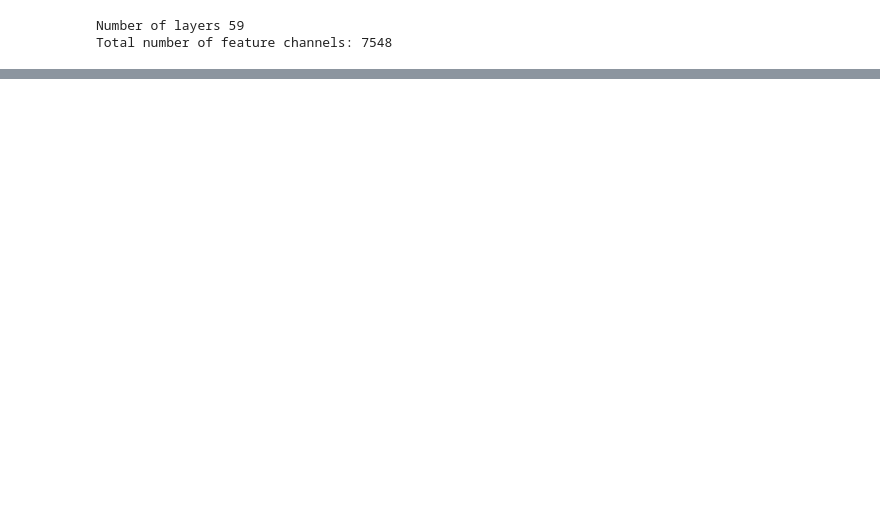
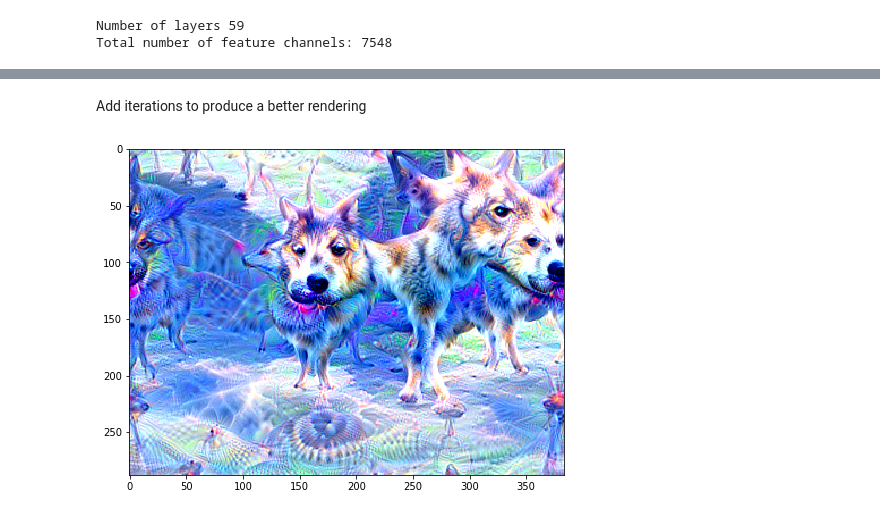
Before and after one commit to mlberkeley/deepart-workshop, a Jupyter notebook: DeepDream.ipynb, the cells around one changed output, grey strips where cells are left out. Cells and saved outputs as stored; diff of their text form; code cells hidden in the pictures; blank space fills up the shorter version.

```diff
--- a/DeepDream.ipynb
+++ b/DeepDream.ipynb
@@ -181,0 +224,7 @@ octave 3
+# %% [markdown]
+Add iterations to produce a better rendering
+# %%
+layer = 'mixed4c'
+out_img = render_deepdream(tf.square(T(layer)), img0, octave_n=4, iter_n=100, show_intermediates=False)
+# %% [output]
+[figure, added]
```
Also changed, not shown: parts of 26 cells of this notebook, 1 other file.
